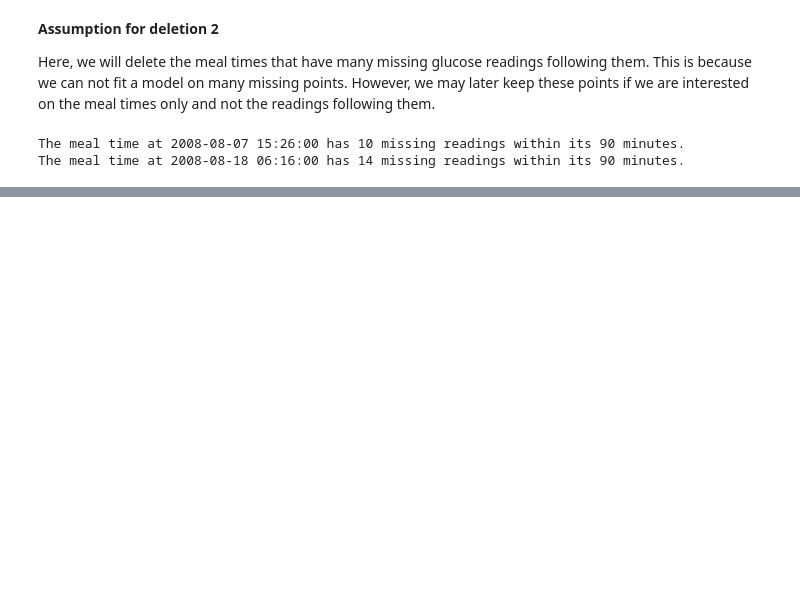
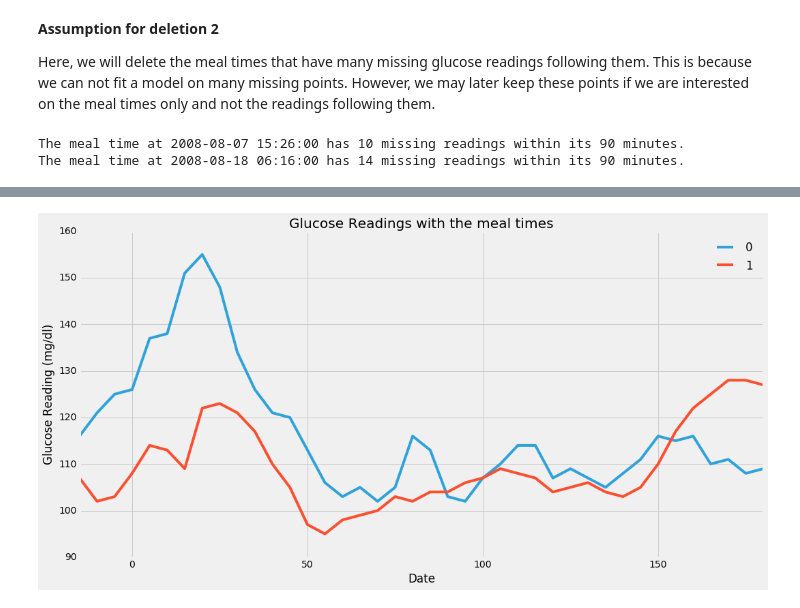
Before and after one commit to SalChem/Diabetic-Project, a Jupyter notebook: Smoothing and Filtering.ipynb, the cells around one changed output, grey strips where cells are left out. Cells and saved outputs as stored; diff of their text form; code cells hidden in the pictures; blank space fills up the shorter version.

```diff
--- a/Smoothing and Filtering.ipynb
+++ b/Smoothing and Filtering.ipynb
@@ -511,6 +458,8 @@ df_P1_New.drop(df_P1_New.index[points_to_del2],axis=0,inplace=True)
 #print "\nThe rows to be kept are:\n", rows_to_keep
 df_P1_New = df_P1_New.sort(['Date'])
 df_P1_New = df_P1_New.reset_index(drop=True)
+
+df_P1_w_all_deletion = copy.deepcopy(df_P1_New)
 # %% [output]
 The meal time at 2008-08-07 15:26:00 has 10 missing readings within its 90 minutes.
 The meal time at 2008-08-18 06:16:00 has 14 missing readings within its 90 minutes.
@@ -576,0 +561,29 @@ def compare_increase(current_date):
+# %%
+after_reading = 180 #size of the plot after meal time in minutes
+Plot_window = [i for i in np.arange(-(pre_recording_mins), after_reading+incr, incr)]
+
+print Plot_window
+
+df_all_plots = pd.DataFrame(columns=Plot_window)
+
+for x in range(df_P1_w_all_deletion['CHO (g)'].size):
+    #save the readings surrounding every meal time in a new dataframe
+    a = df_P1_w_all_deletion['Date'][x]
+    b = a - datetime.timedelta(minutes=pre_recording_mins)
+    reading_list = []
+    for j in Plot_window:
+        reading = df_P1.loc[df_P1['Date'] == b]['mg/dL']
+        try:
+            reading.values[0]
+        except IndexError:
+            #print "Index out of range"
+            reading_list.append(float('nan'))
+            b += datetime.timedelta(minutes=incr)
+            continue
+        #store this value on the jth column of xth row of the new dataframe
+        reading_list.append(reading.values[0])
+        b += datetime.timedelta(minutes=incr)
+    #print reading_list
+    #print df_all_plots.shape
+    df_all_plots.loc[x]=reading_list
+print df_all_plots
@@ -576,0 +608,15 @@ def compare_increase(current_date):
+# %%
+plt.figure(figsize=_FIG_SIZE)
+for j in range(2):
+    row = df_all_plots.iloc[j]
+    #print row
+    row.plot()
+
+
+plt.xlabel('Date')
+plt.ylabel('Glucose Reading (mg/dl)')
+plt.legend(loc='upper right')
+title = 'Glucose Readings with the meal times'
+plt.title(title);
+# %% [output]
+[figure, added]
```
Also changed, not shown: parts of 10 cells of this notebook.
